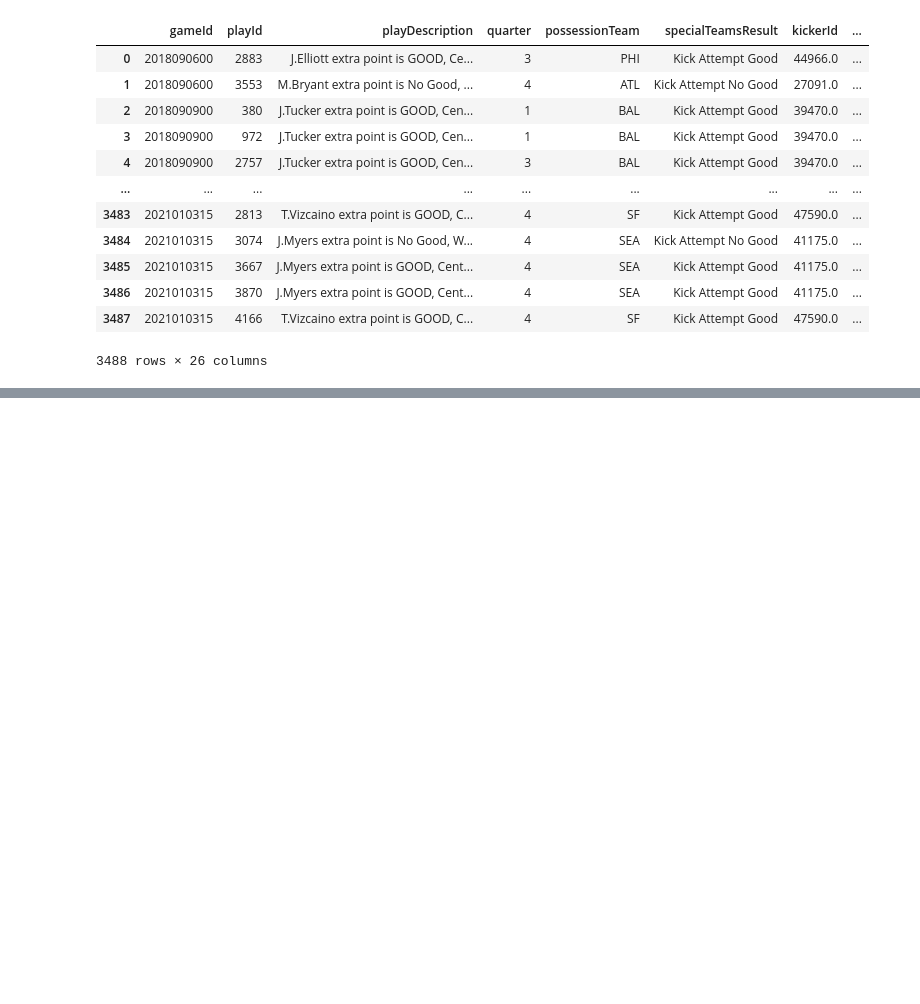
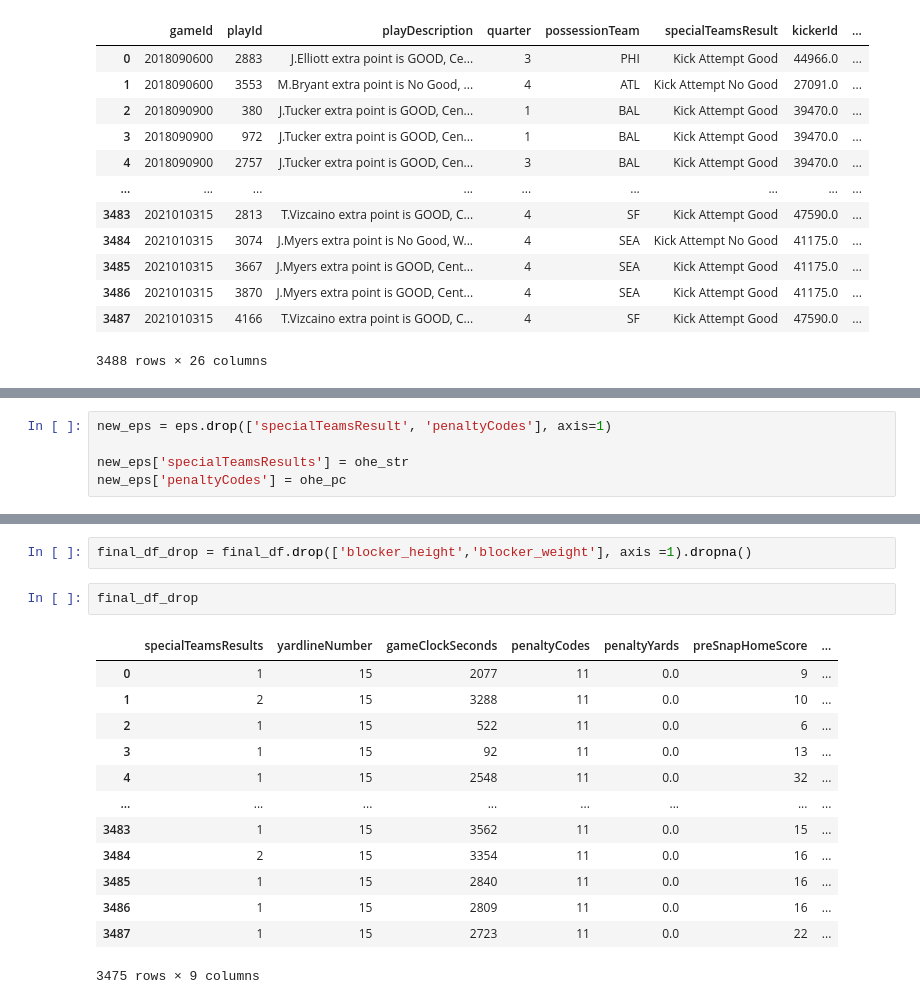
Before and after one commit to egrace479/NFL-BDB-2022, a Jupyter notebook: Extra_Point.ipynb, the cells around one changed output, grey strips where cells are left out. Saved outputs shown, nothing was run; the diff lists cells and outputs as text; blank space fills up the shorter version.

```diff
--- a/Extra_Point.ipynb
+++ b/Extra_Point.ipynb
@@ -241,0 +382,5 @@ eps
+# %%
+new_eps = eps.drop(['specialTeamsResult', 'penaltyCodes'], axis=1)
+
+new_eps['specialTeamsResults'] = ohe_str
+new_eps['penaltyCodes'] = ohe_pc
@@ -241,0 +436,18 @@ eps
+# %%
+final_df_drop = final_df.drop(['blocker_height','blocker_weight'], axis =1).dropna()
+# %%
+final_df_drop
+# %% [output]
+|  | specialTeamsResults | yardlineNumber | gameClockSeconds | penaltyCodes | penaltyYards | preSnapHomeScore | ... |
+| 0 | 1 | 15 | 2077 | 11 | 0.0 | 9 | ... |
+| 1 | 2 | 15 | 3288 | 11 | 0.0 | 10 | ... |
+| 2 | 1 | 15 | 522 | 11 | 0.0 | 6 | ... |
+| 3 | 1 | 15 | 92 | 11 | 0.0 | 13 | ... |
+| 4 | 1 | 15 | 2548 | 11 | 0.0 | 32 | ... |
+| ... | ... | ... | ... | ... | ... | ... | ... |
+| 3483 | 1 | 15 | 3562 | 11 | 0.0 | 15 | ... |
+| 3484 | 2 | 15 | 3354 | 11 | 0.0 | 16 | ... |
+| 3485 | 1 | 15 | 2840 | 11 | 0.0 | 16 | ... |
+| 3486 | 1 | 15 | 2809 | 11 | 0.0 | 16 | ... |
+| 3487 | 1 | 15 | 2723 | 11 | 0.0 | 22 | ... |
+3475 rows × 9 columns
```
Also changed, not shown: parts of 34 cells of this notebook.
